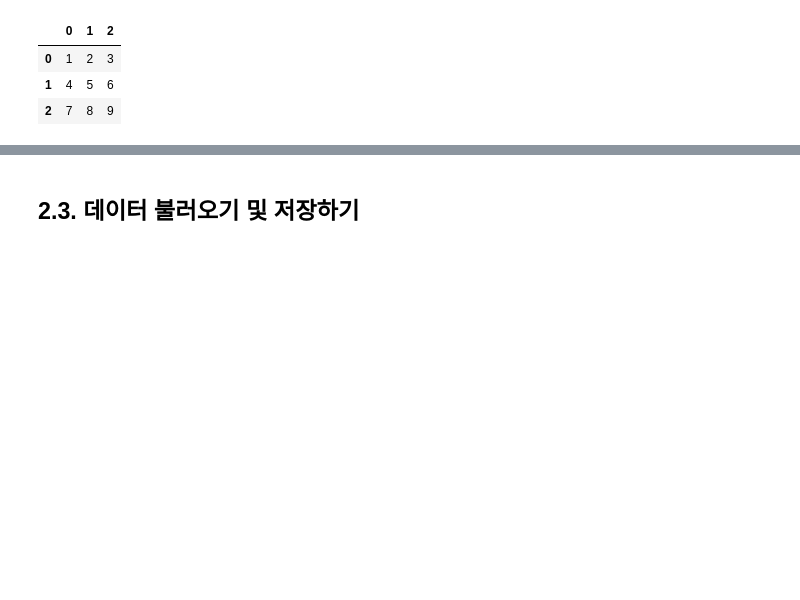
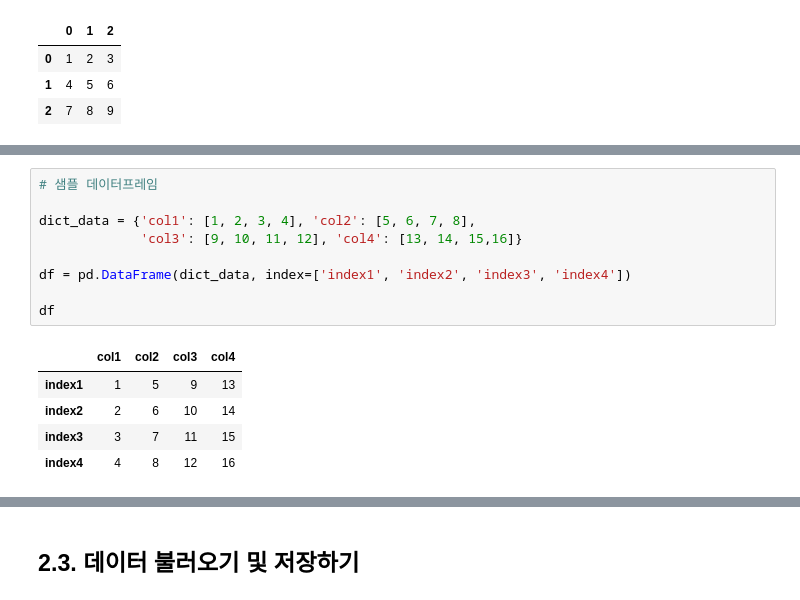
Before and after one commit to dbtmd324/Python_Investment_Portfolio, a Jupyter notebook: 2. 데이터 분석 복습.ipynb, the cells around one changed output, grey strips where cells are left out. Cells and saved outputs as stored; diff of their text form; blank space fills up the shorter version.

```diff
--- a/2. 데이터 분석 복습.ipynb
+++ b/2. 데이터 분석 복습.ipynb
@@ -110,0 +167,15 @@ df2
+# %%
+# 샘플 데이터프레임
+
+dict_data = {'col1': [1, 2, 3, 4], 'col2': [5, 6, 7, 8],
+             'col3': [9, 10, 11, 12], 'col4': [13, 14, 15,16]}
+
+df = pd.DataFrame(dict_data, index=['index1', 'index2', 'index3', 'index4'])
+
+df
+# %% [output]
+|  | col1 | col2 | col3 | col4 |
+| index1 | 1 | 5 | 9 | 13 |
+| index2 | 2 | 6 | 10 | 14 |
+| index3 | 3 | 7 | 11 | 15 |
+| index4 | 4 | 8 | 12 | 16 |
```
Also changed, not shown: parts of 26 cells of this notebook, 1 other file.
